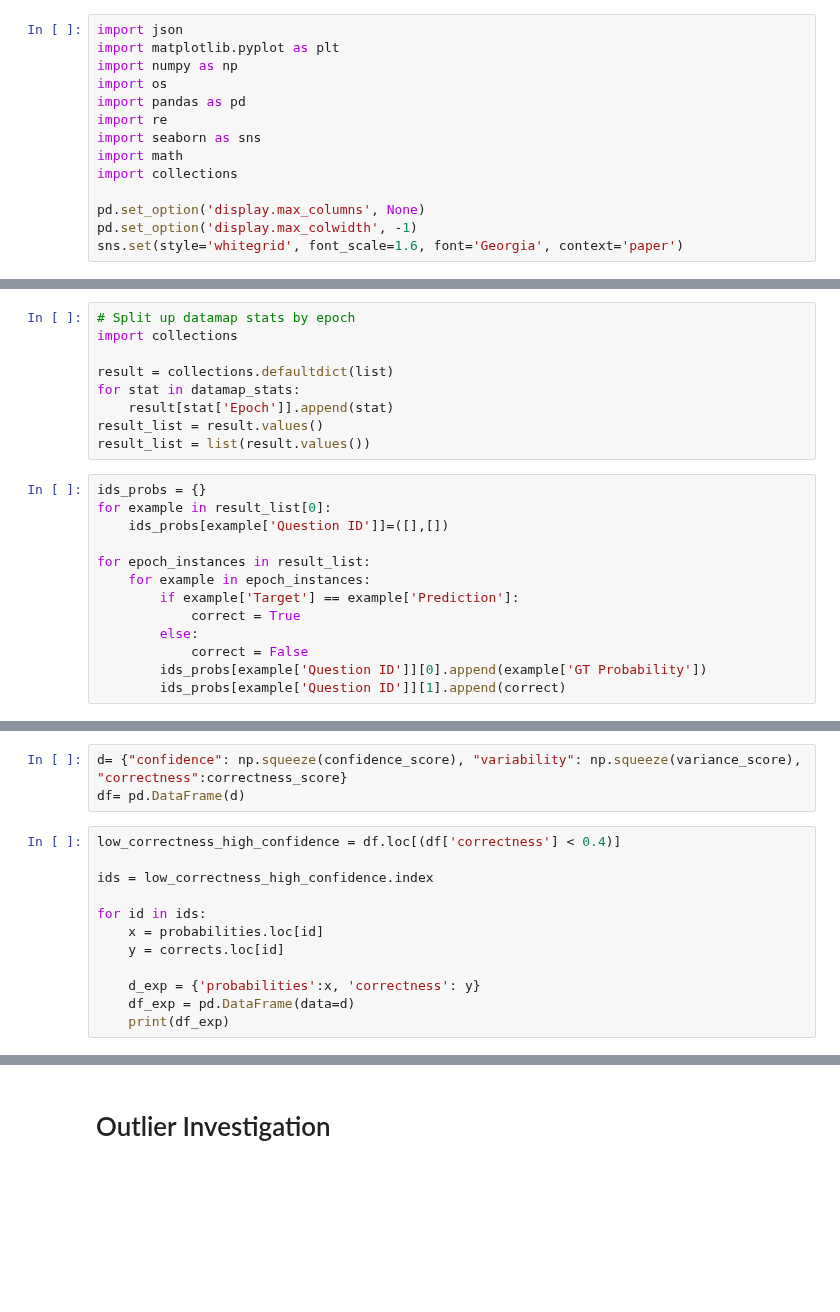
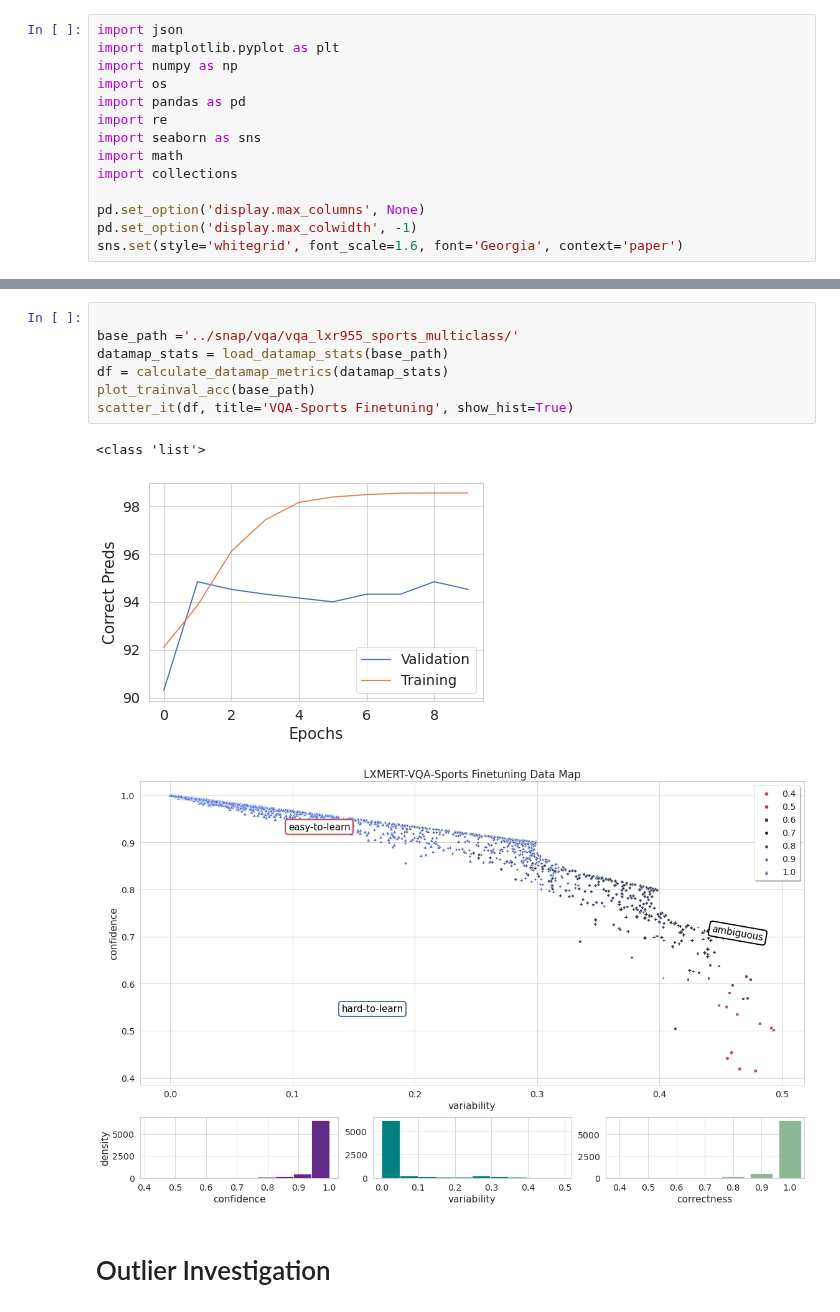
Before and after one commit to jr4fs/vl-pretraining, a Jupyter notebook: datamaps/plot_datamaps.ipynb, the cells around one changed output, grey strips where cells are left out. Cells and saved outputs as stored; diff of their text form; blank space fills up the shorter version.

Commit message:
animal subset training datamaps

```diff
--- a/datamaps/plot_datamaps.ipynb
+++ b/datamaps/plot_datamaps.ipynb
@@ -24,22 +14,0 @@ print(type(datamap_stats))
-# %%
-# Split up datamap stats by epoch
-import collections
-
-result = collections.defaultdict(list)
-for stat in datamap_stats:
-    result[stat['Epoch']].append(stat)
-result_list = result.values()
-result_list = list(result.values())
-# %%
-ids_probs = {}
-for example in result_list[0]:
-    ids_probs[example['Question ID']]=([],[])
-
-for epoch_instances in result_list:
-    for example in epoch_instances:
-        if example['Target'] == example['Prediction']:
-            correct = True
-        else:
-            correct = False
-        ids_probs[example['Question ID']][0].append(example['GT Probability'])
-        ids_probs[example['Question ID']][1].append(correct)
@@ -71,15 +14,0 @@ correctness_score = calc_correctness(corrects)
-# %%
-d= {"confidence": np.squeeze(confidence_score), "variability": np.squeeze(variance_score), "correctness":correctness_score}
-df= pd.DataFrame(d)
-# %%
-low_correctness_high_confidence = df.loc[(df['correctness'] < 0.4)]
-
-ids = low_correctness_high_confidence.index
-
-for id in ids:
-    x = probabilities.loc[id]
-    y = corrects.loc[id]
-
-    d_exp = {'probabilities':x, 'correctness': y}
-    df_exp = pd.DataFrame(data=d)
-    print(df_exp)
@@ -175,2 +230,13 @@ scatter_it(df, title='VQA-Sports', show_hist=True)
+# %%
+
+base_path ='../snap/vqa/vqa_lxr955_sports_multiclass/'
+datamap_stats = load_datamap_stats(base_path)
+df = calculate_datamap_metrics(datamap_stats)
+plot_trainval_acc(base_path)
+scatter_it(df, title='VQA-Sports Finetuning', show_hist=True)
+# %% [output]
+<class 'list'>
+[figure, added]
+[figure, added]
 # %% [markdown]
 # Outlier Investigation
```
Also changed, not shown: parts of 16 cells of this notebook, 3 other files.
